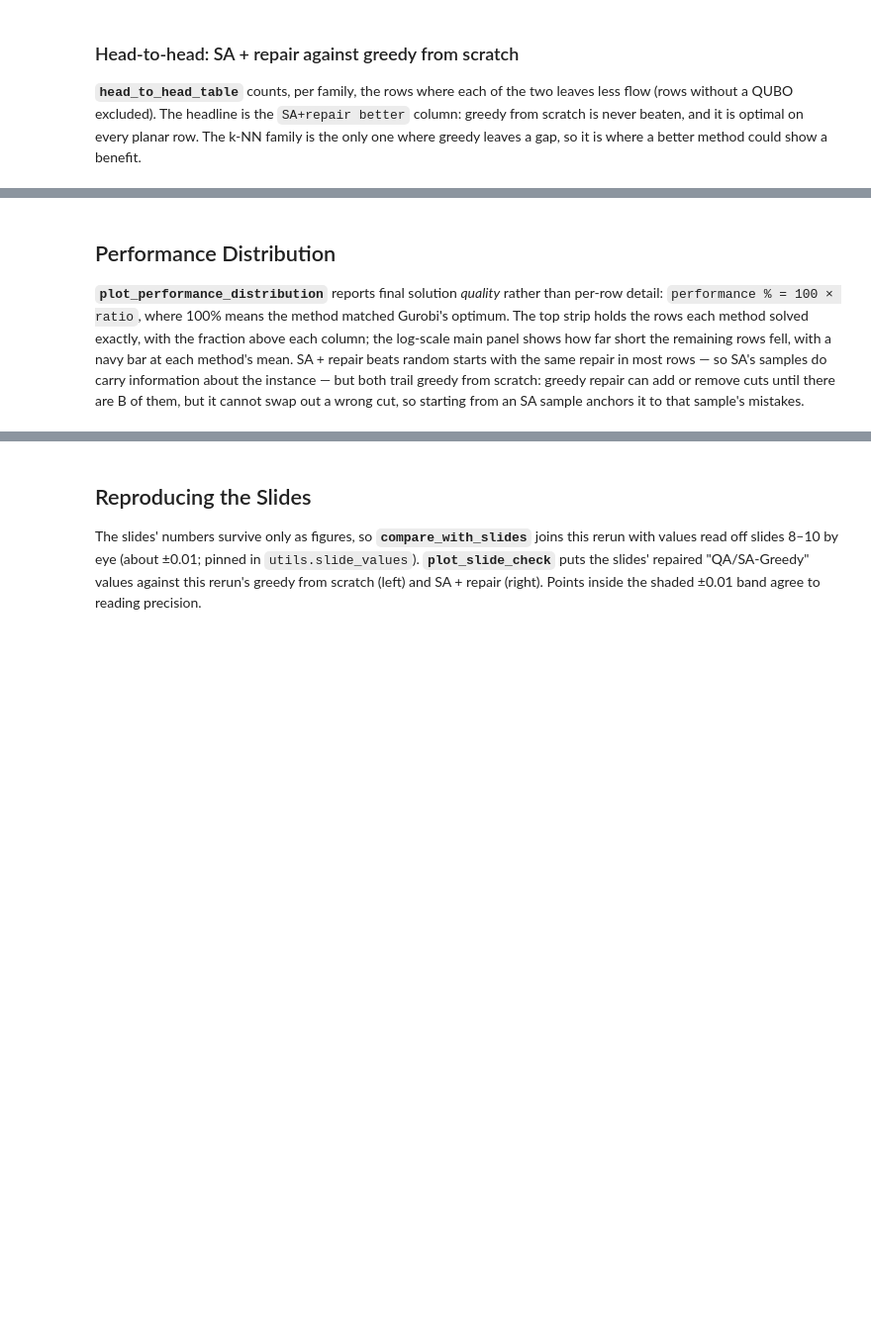
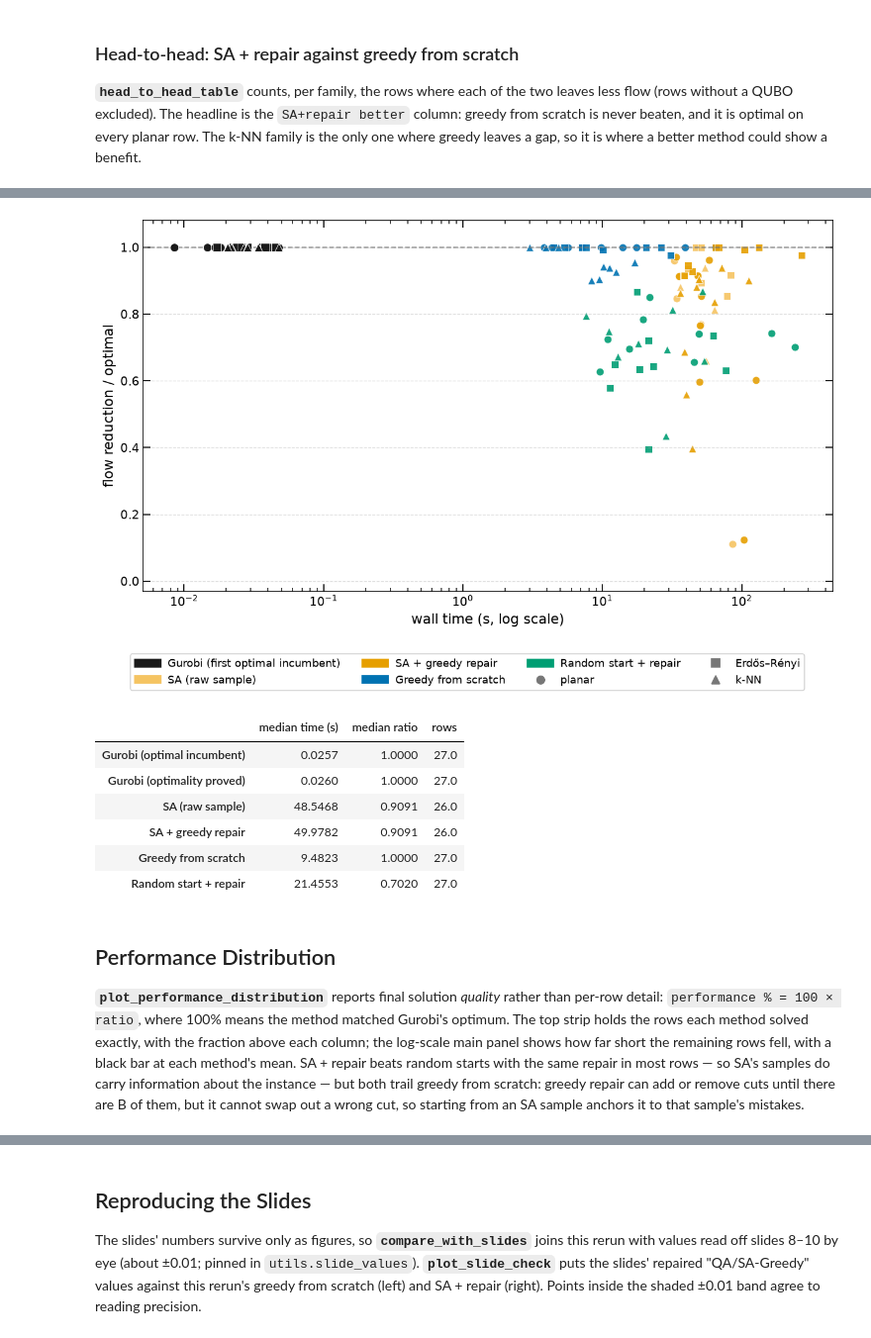
Before and after one commit to SECQUOIA/Network-Interdiction, a Jupyter notebook: notebooks/analysis.ipynb, the cells around one changed output, grey strips where cells are left out. Shown at 99% size. Cells and saved outputs as stored; diff of their text form; code cells hidden in the pictures; blank space fills up the shorter version.

```diff
--- a/notebooks/analysis.ipynb
+++ b/notebooks/analysis.ipynb
@@ -135,3 +174,17 @@ Greedy from scratch is optimal on 19 of 27 rows (including the empty-window row)
+# %%
+fig_time = plot_time_vs_quality(df)
+plt.savefig(FIGURES_DIR / "time_vs_quality.png", dpi=150, bbox_inches="tight")
+plt.show()
+display(time_summary(df).round(4))
+# %% [output]
+[figure, added]
+|  | median time (s) | median ratio | rows |
+| Gurobi (optimal incumbent) | 0.0257 | 1.0000 | 27.0 |
+| Gurobi (optimality proved) | 0.0260 | 1.0000 | 27.0 |
+| SA (raw sample) | 48.5468 | 0.9091 | 26.0 |
+| SA + greedy repair | 49.9782 | 0.9091 | 26.0 |
+| Greedy from scratch | 9.4823 | 1.0000 | 27.0 |
+| Random start + repair | 21.4553 | 0.7020 | 27.0 |
 # %% [markdown]
 ## Performance Distribution
 
@@ -139,7 +192,7 @@ Greedy from scratch is optimal on 19 of 27 rows (including the empty-window row)
 than per-row detail: `performance % = 100 × ratio`, where 100% means the method
 matched Gurobi's optimum. The top strip holds the rows each method solved
 exactly, with the fraction above each column; the log-scale main panel shows
-how far short the remaining rows fell, with a navy bar at each method's mean.
+how far short the remaining rows fell, with a black bar at each method's mean.
 SA + repair beats random starts with the same repair in most rows — so SA's
 samples do carry information about the instance — but both trail greedy from
 scratch: greedy repair can add or remove cuts until there are B of them, but
```
Also changed, not shown: parts of 16 cells of this notebook, 12 other files.
